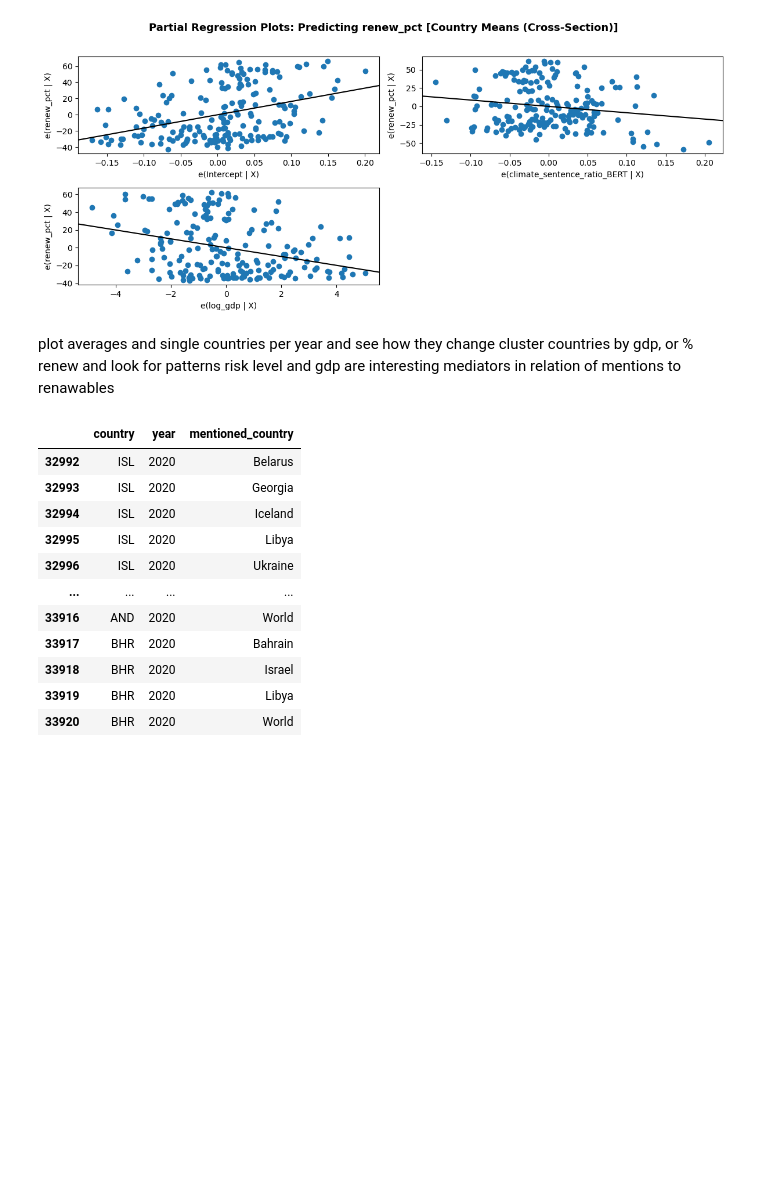
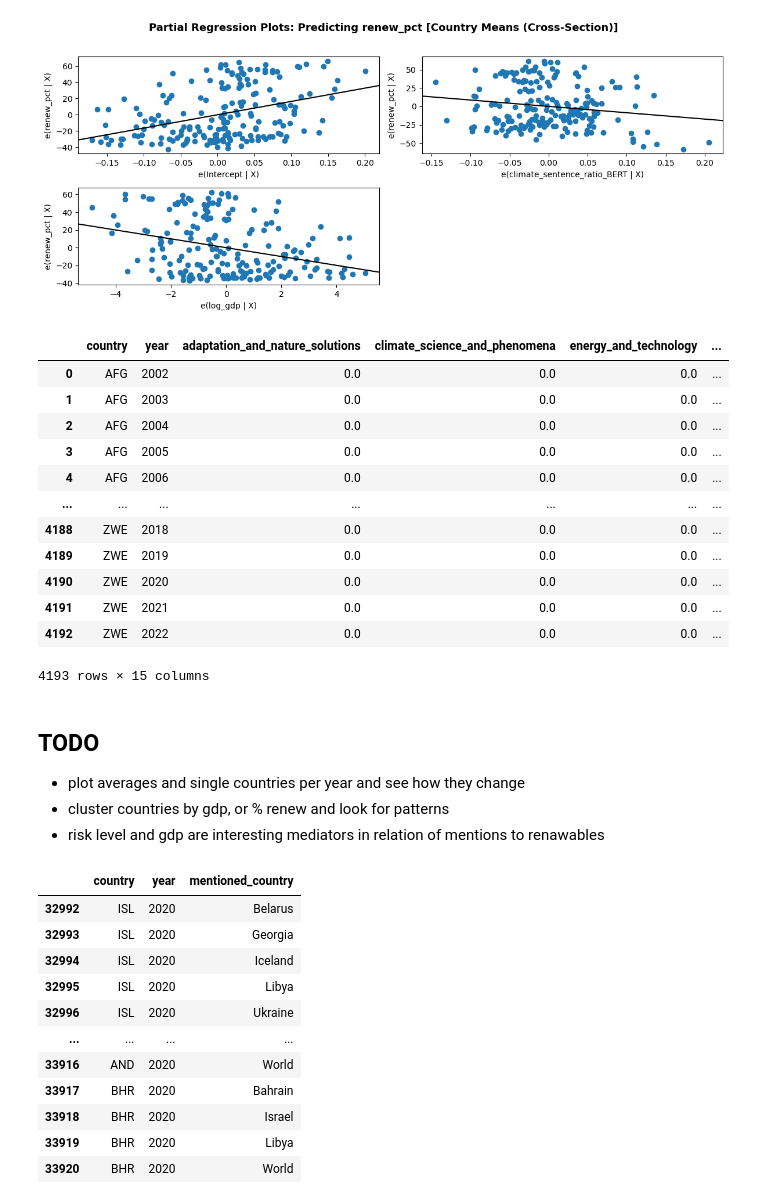
Before and after one commit to jacobgroot/FDS, a Jupyter notebook: analysis.ipynb, the cells around one changed output. Drawn from its saved outputs; the diff is of its cells as text; code cells hidden in the pictures; blank space fills up the shorter version.

```diff
--- a/analysis.ipynb
+++ b/analysis.ipynb
@@ -507,10 +507,28 @@ Covariance Type:              cluster
 Notes:
 [1] Standard Errors are robust to cluster correlation (cluster)
 [figure]
+# %%
+df_model
+# %% [output]
+|  | country | year | adaptation_and_nature_solutions | climate_science_and_phenomena | energy_and_technology | ... |
+| 0 | AFG | 2002 | 0.0 | 0.0 | 0.0 | ... |
+| 1 | AFG | 2003 | 0.0 | 0.0 | 0.0 | ... |
+| 2 | AFG | 2004 | 0.0 | 0.0 | 0.0 | ... |
+| 3 | AFG | 2005 | 0.0 | 0.0 | 0.0 | ... |
+| 4 | AFG | 2006 | 0.0 | 0.0 | 0.0 | ... |
+| ... | ... | ... | ... | ... | ... | ... |
+| 4188 | ZWE | 2018 | 0.0 | 0.0 | 0.0 | ... |
+| 4189 | ZWE | 2019 | 0.0 | 0.0 | 0.0 | ... |
+| 4190 | ZWE | 2020 | 0.0 | 0.0 | 0.0 | ... |
+| 4191 | ZWE | 2021 | 0.0 | 0.0 | 0.0 | ... |
+| 4192 | ZWE | 2022 | 0.0 | 0.0 | 0.0 | ... |
+4193 rows × 15 columns
 # %% [markdown]
-plot averages and single countries per year and see how they change
-cluster countries by gdp, or % renew and look for patterns
-risk level and gdp are interesting mediators in relation of mentions to renawables
+## TODO
+
+- plot averages and single countries per year and see how they change
+- cluster countries by gdp, or % renew and look for patterns
+- risk level and gdp are interesting mediators in relation of mentions to renawables
 # %%
 # now we will count how often each country names other countries using country_list as check
 records = []
```
Also changed, not shown: 2 other files.
